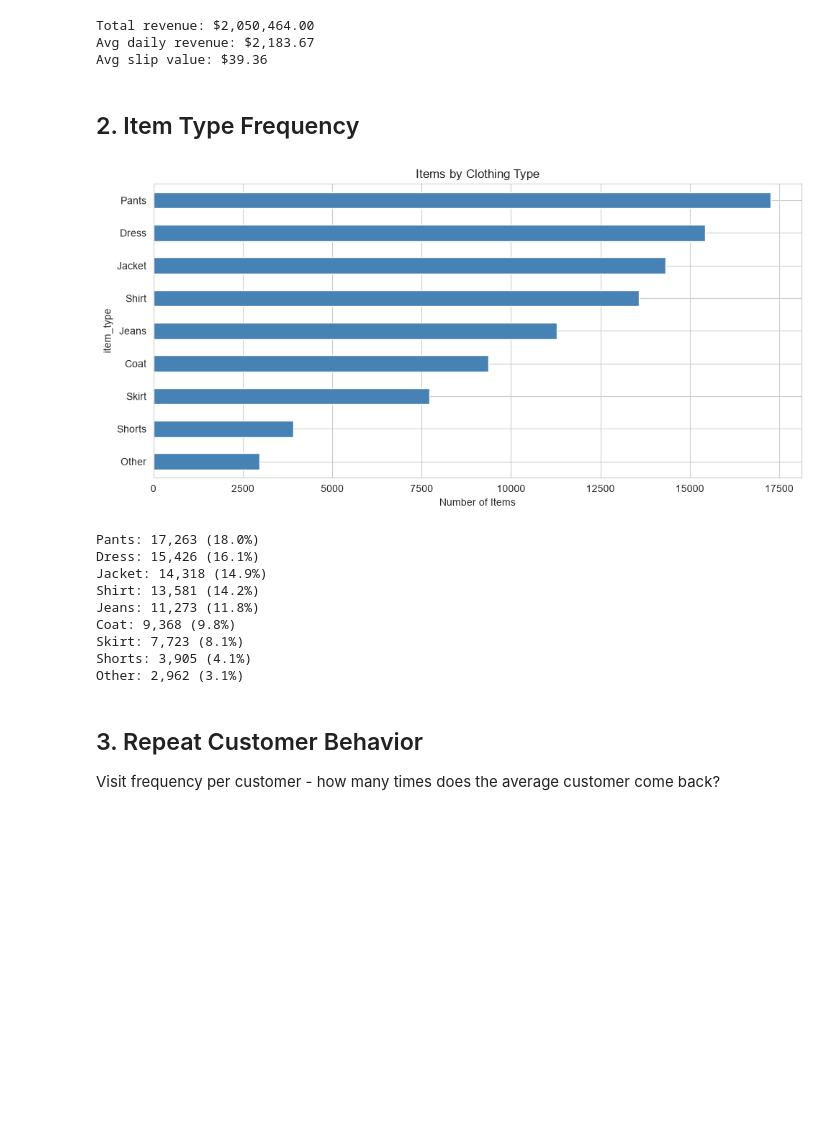
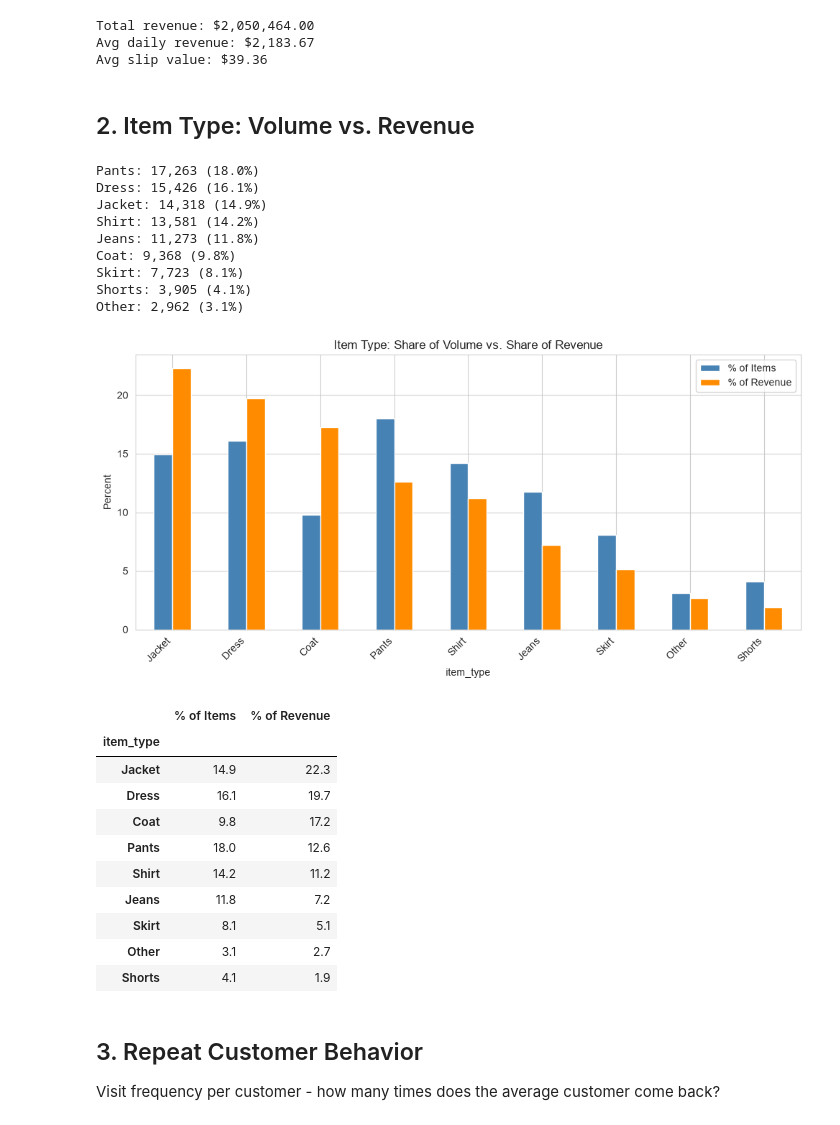
Before and after one commit to collin-lexu/pink-slip-management-system-demo, a Jupyter notebook: analysis.ipynb, the cells around one changed output. Saved outputs shown, nothing was run; the diff lists cells and outputs as text; code cells hidden in the pictures; blank space fills up the shorter version.

Commit message:
Add rush rate analysis and rework item-type and README sections

```diff
--- a/analysis.ipynb
+++ b/analysis.ipynb
@@ -114,31 +114,51 @@ Total revenue: $2,050,464.00
 Avg daily revenue: $2,183.67
 Avg slip value: $39.36
 # %% [markdown]
-## 2. Item Type Frequency
+## 2. Item Type: Volume vs. Revenue
-# %%
-item_counts = items_df['item_type'].value_counts()
-
-plt.figure(figsize=(10, 5))
-item_counts.sort_values().plot(kind='barh', color='steelblue')
-plt.xlabel('Number of Items')
-plt.title('Items by Clothing Type')
-plt.tight_layout()
-plt.show()
-
-# breakdown
-for item, count in item_counts.items():
-    print(f'{item}: {count:,} ({count/len(items_df)*100:.1f}%)')
-# %% [output]
-[figure, removed]
-Pants: 17,263 (18.0%)
-Dress: 15,426 (16.1%)
-Jacket: 14,318 (14.9%)
-Shirt: 13,581 (14.2%)
-Jeans: 11,273 (11.8%)
-Coat: 9,368 (9.8%)
-Skirt: 7,723 (8.1%)
-Shorts: 3,905 (4.1%)
-Other: 2,962 (3.1%)
+# %%
+# breakdown
+item_counts = items_df['item_type'].value_counts()
+for item, count in item_counts.items():
+    print(f'{item}: {count:,} ({count/len(items_df)*100:.1f}%)')
+
+volume_pct = items_df['item_type'].value_counts(normalize=True) * 100
+revenue_pct = items_df.groupby('item_type')['price'].sum() / items_df['price'].sum() * 100
+
+comparison = pd.DataFrame({
+    '% of Items': volume_pct,
+    '% of Revenue': revenue_pct
+}).sort_values('% of Revenue', ascending=False)
+
+comparison.plot(kind='bar', figsize=(10, 5), color=['steelblue', 'darkorange'])
+plt.ylabel('Percent')
+plt.title('Item Type: Share of Volume vs. Share of Revenue')
+plt.xticks(rotation=45, ha='right')
+plt.tight_layout()
+plt.show()
+
+comparison.round(1)
+# %% [output]
+Pants: 17,263 (18.0%)
+Dress: 15,426 (16.1%)
+Jacket: 14,318 (14.9%)
+Shirt: 13,581 (14.2%)
+Jeans: 11,273 (11.8%)
+Coat: 9,368 (9.8%)
+Skirt: 7,723 (8.1%)
+Shorts: 3,905 (4.1%)
+Other: 2,962 (3.1%)
+[figure, added]
+|  | % of Items | % of Revenue |
+| item_type |  |  |
+| Jacket | 14.9 | 22.3 |
+| Dress | 16.1 | 19.7 |
+| Coat | 9.8 | 17.2 |
+| Pants | 18.0 | 12.6 |
+| Shirt | 14.2 | 11.2 |
+| Jeans | 11.8 | 7.2 |
+| Skirt | 8.1 | 5.1 |
+| Other | 3.1 | 2.7 |
+| Shorts | 4.1 | 1.9 |
 # %% [markdown]
 ## 3. Repeat Customer Behavior
 
```
Also changed, not shown: parts of 3 cells of this notebook, 7 other files.
